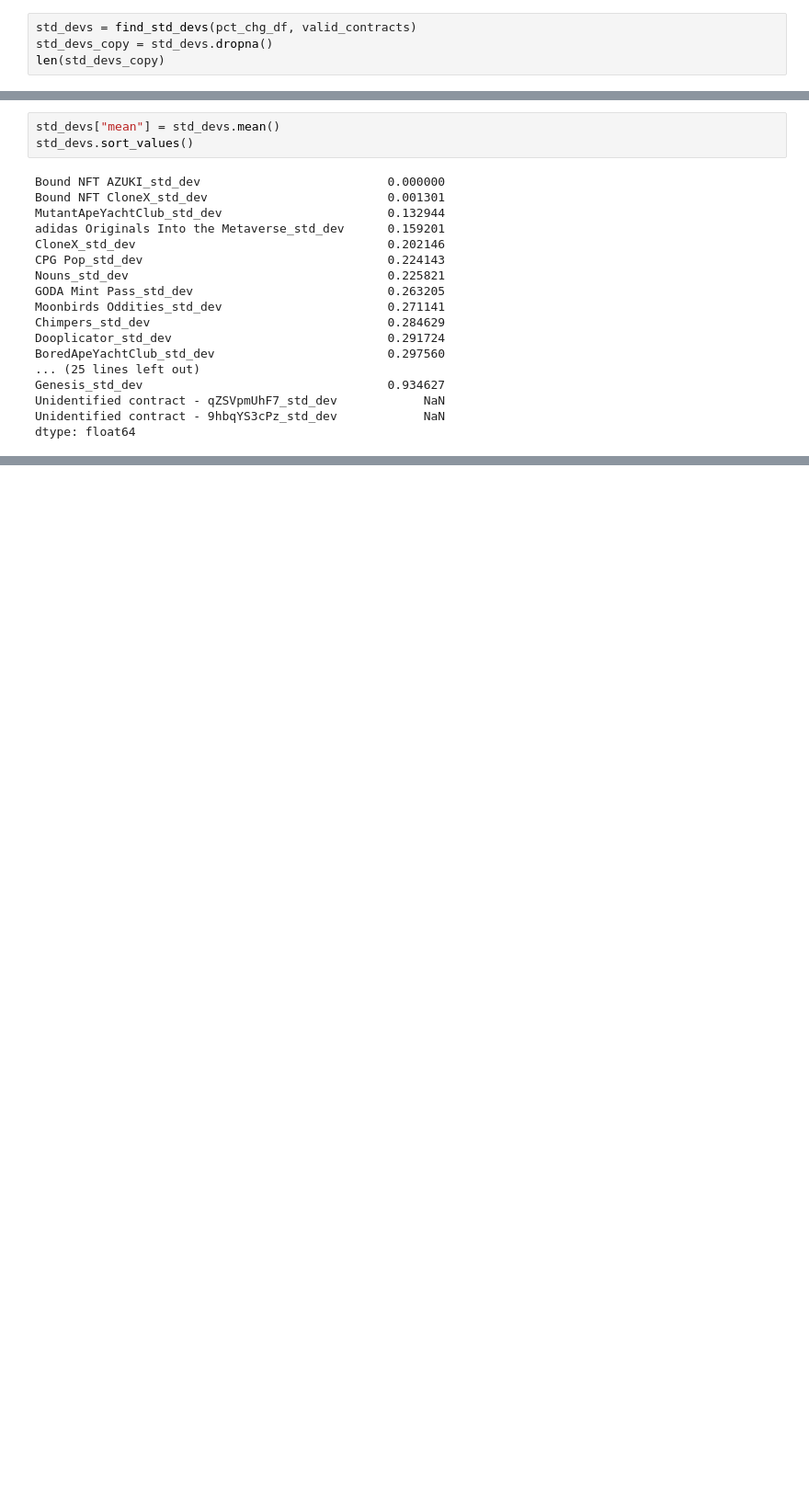
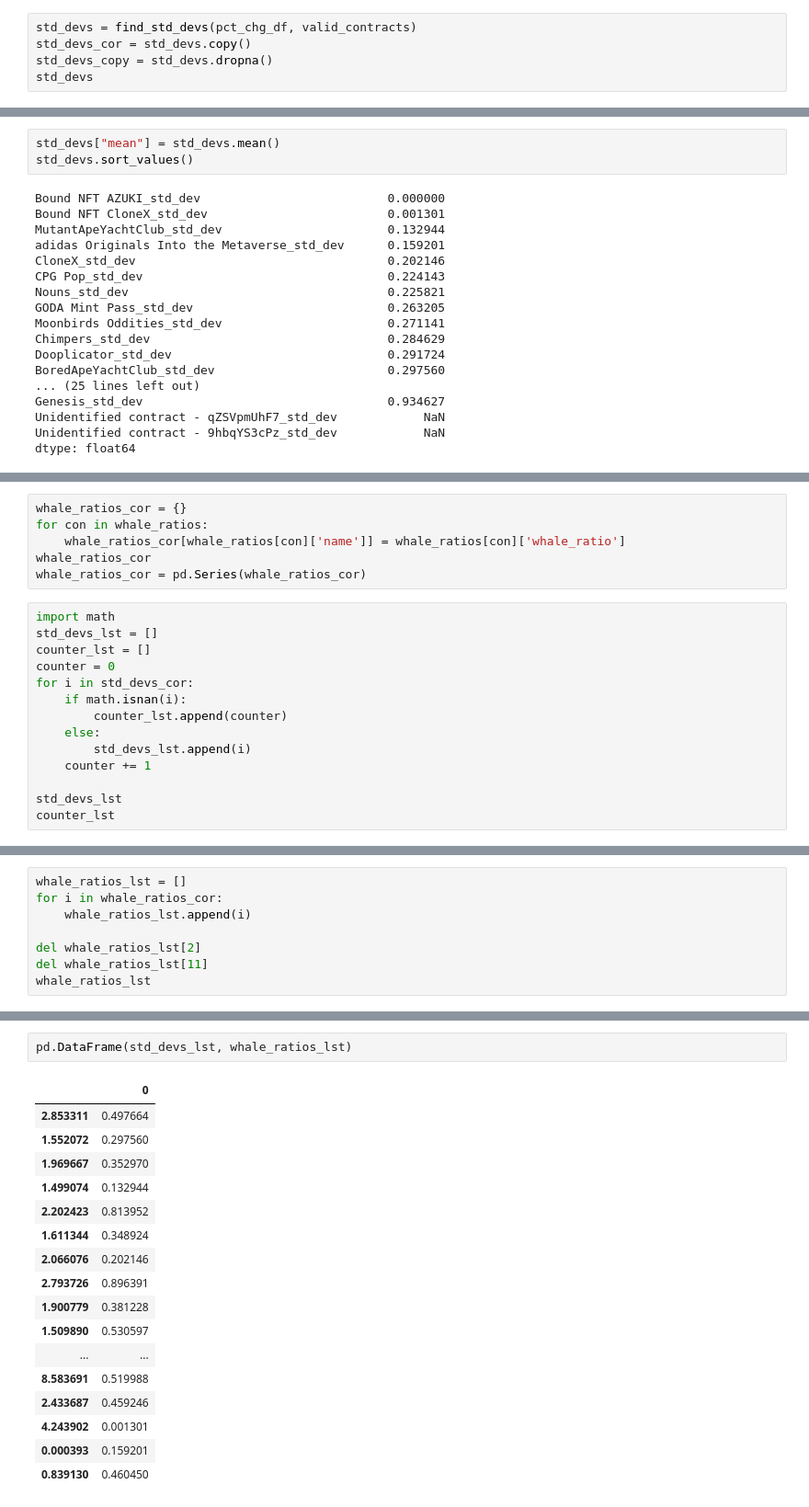
Before and after one commit to jgrichardson/nft_lending, a Jupyter notebook: data_analysis/index_creator.ipynb, the cells around one changed output, grey strips where cells are left out. Shown at 92% size. Cells and saved outputs as stored; diff of their text form; blank space fills up the shorter version.

Commit message:
Correlational analysis whale ratio

```diff
--- a/data_analysis/index_creator.ipynb
+++ b/data_analysis/index_creator.ipynb
@@ -141,6 +139,7 @@ ElitePunks Voxel Club_beta                  0.324859
 dtype: float64
 # %%
 std_devs = find_std_devs(pct_chg_df, valid_contracts)
+std_devs_cor = std_devs.copy()
 std_devs_copy = std_devs.dropna()
-len(std_devs_copy)
+std_devs
 # %% [output]
@@ -173,0 +189,20 @@ std_devs.plot(kind="bar")
+# %%
+whale_ratios_cor = {}
+for con in whale_ratios:
+    whale_ratios_cor[whale_ratios[con]['name']] = whale_ratios[con]['whale_ratio']
+whale_ratios_cor
+whale_ratios_cor = pd.Series(whale_ratios_cor)
+# %%
+import math
+std_devs_lst = []
+counter_lst = []
+counter = 0
+for i in std_devs_cor:
+    if math.isnan(i):
+        counter_lst.append(counter)
+    else:
+        std_devs_lst.append(i)
+    counter += 1
+
+std_devs_lst
+counter_lst
@@ -173,0 +211,8 @@ std_devs.plot(kind="bar")
+# %%
+whale_ratios_lst = []
+for i in whale_ratios_cor:
+    whale_ratios_lst.append(i)
+
+del whale_ratios_lst[2]
+del whale_ratios_lst[11]
+whale_ratios_lst
@@ -173,0 +283,20 @@ std_devs.plot(kind="bar")
+# %%
+pd.DataFrame(std_devs_lst, whale_ratios_lst)
+# %% [output]
+|  | 0 |
+| 2.853311 | 0.497664 |
+| 1.552072 | 0.297560 |
+| 1.969667 | 0.352970 |
+| 1.499074 | 0.132944 |
+| 2.202423 | 0.813952 |
+| 1.611344 | 0.348924 |
+| 2.066076 | 0.202146 |
+| 2.793726 | 0.896391 |
+| 1.900779 | 0.381228 |
+| 1.509890 | 0.530597 |
+| ... | ... |
+| 8.583691 | 0.519988 |
+| 2.433687 | 0.459246 |
+| 4.243902 | 0.001301 |
+| 0.000393 | 0.159201 |
+| 0.839130 | 0.460450 |
```
Also changed, not shown: parts of 13 cells of this notebook, 3 other files.
